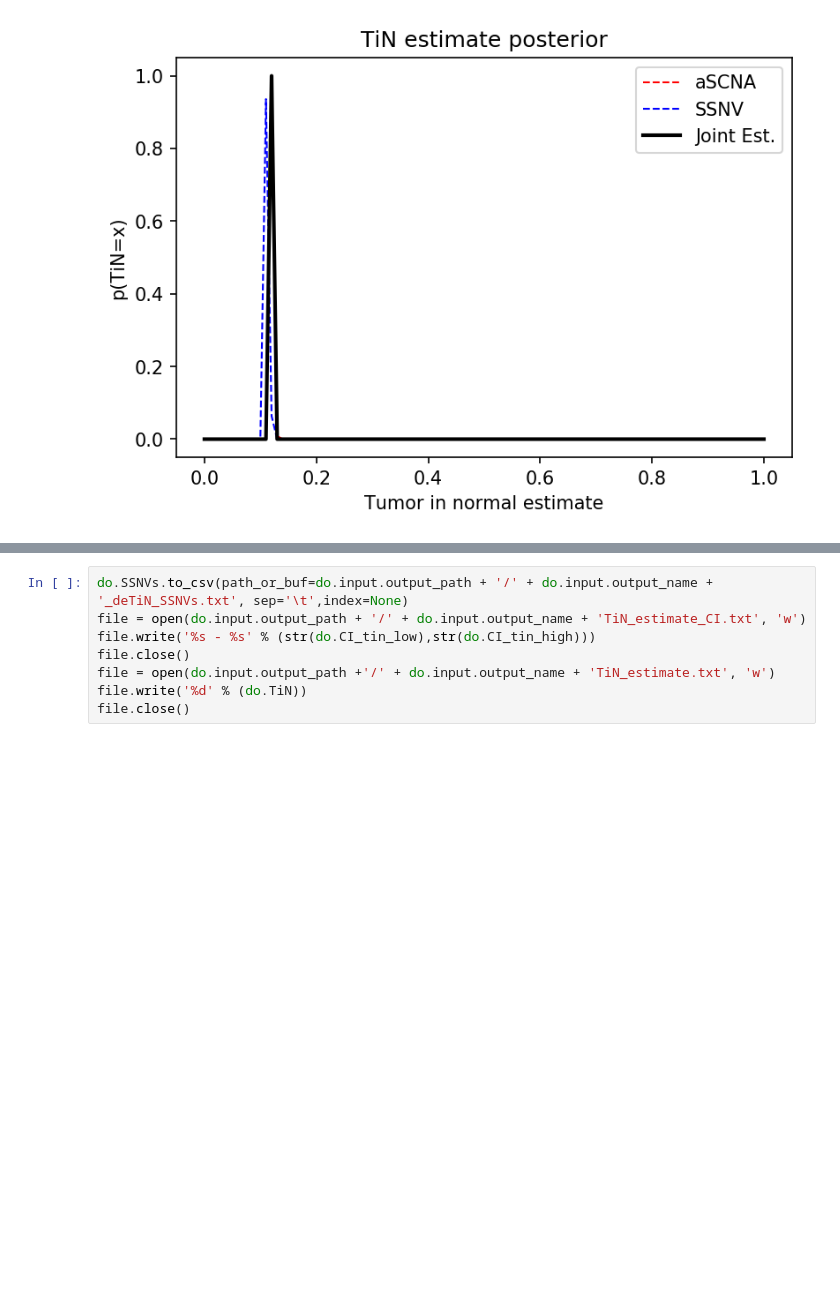
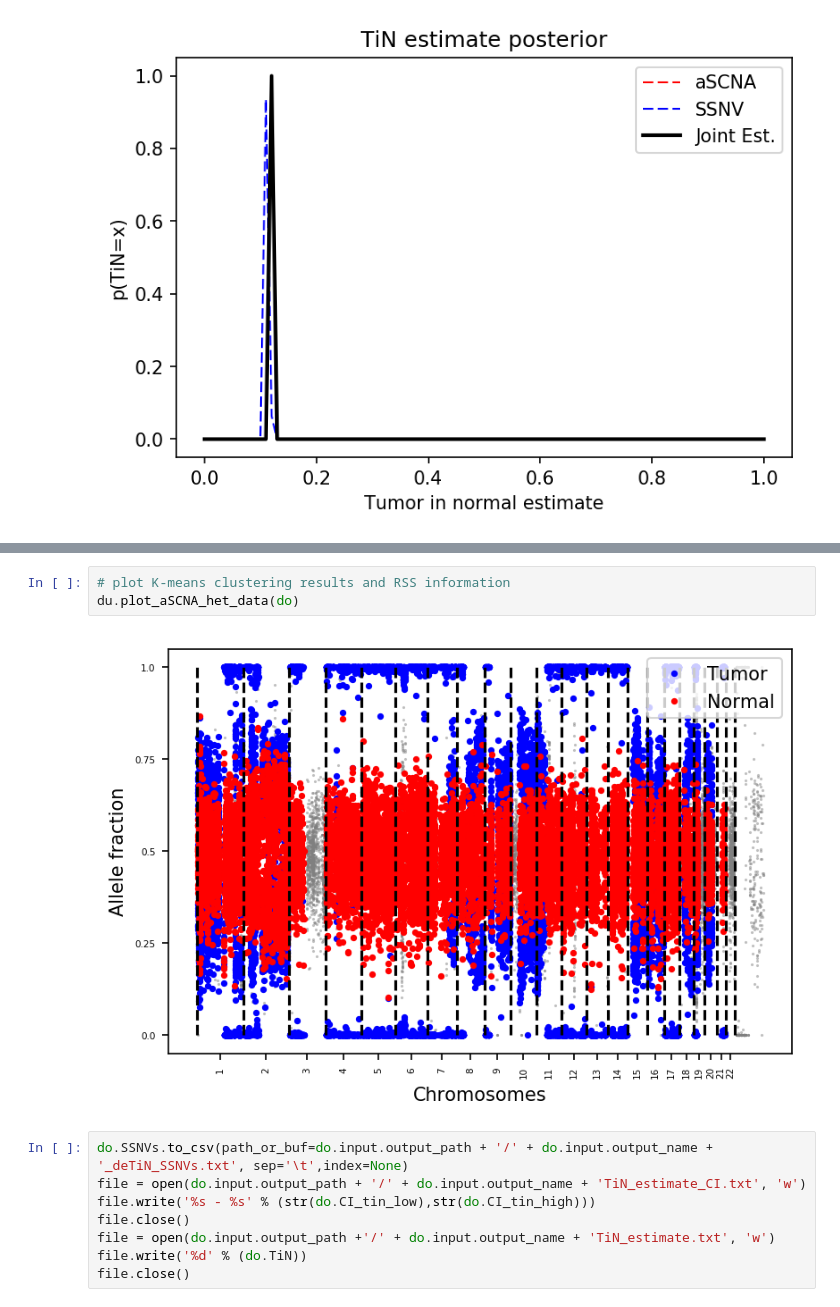
Before and after one commit to getzlab/deTiN, a Jupyter notebook: deTiN_example_0.1_TiN_sim.ipynb, the cells around one changed output, grey strips where cells are left out. Saved outputs shown, nothing was run; the diff lists cells and outputs as text; blank space fills up the shorter version.

```diff
--- a/deTiN_example_0.1_TiN_sim.ipynb
+++ b/deTiN_example_0.1_TiN_sim.ipynb
@@ -102,3 +96,8 @@ du.plot_kmeans_info(ascna_based_model,do.input.output_path,do.input.output_name)
+# %%
+# plot K-means clustering results and RSS information
+du.plot_aSCNA_het_data(do)
+# %% [output]
+[figure, added]
 # %%
 do.SSNVs.to_csv(path_or_buf=do.input.output_path + '/' + do.input.output_name + '_deTiN_SSNVs.txt', sep='\t',index=None)
 file = open(do.input.output_path + '/' + do.input.output_name + 'TiN_estimate_CI.txt', 'w')
```
Also changed, not shown: parts of 5 cells of this notebook, 1 other file.
